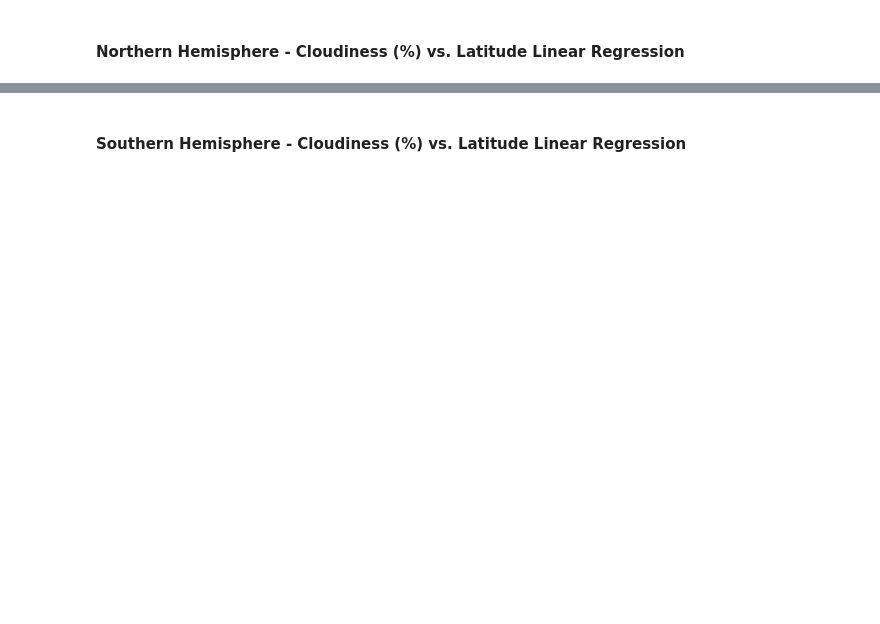
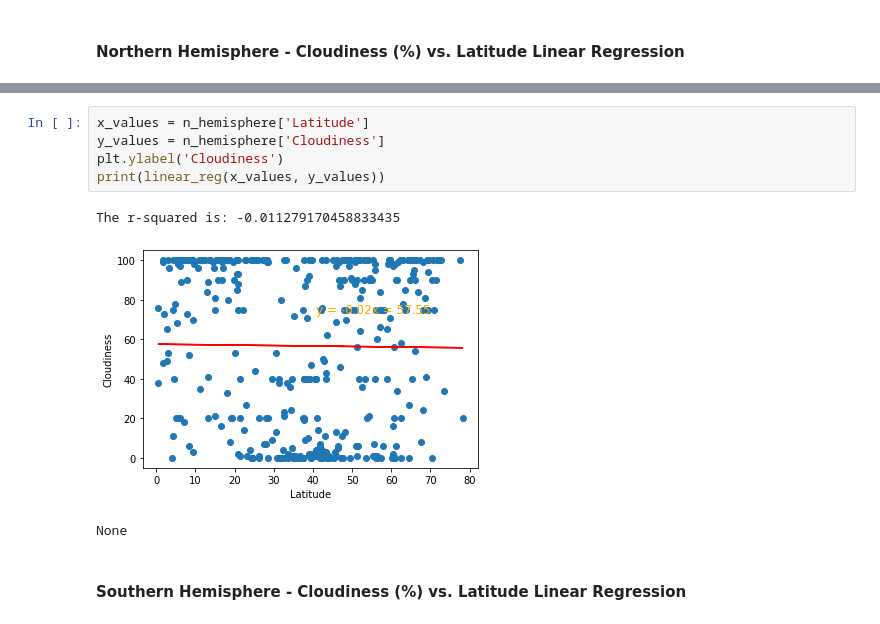
Before and after one commit to 86burke/python-api-challenge, a Jupyter notebook: Instructions/starter_code/WeatherPy.ipynb, the cells around one changed output, grey strips where cells are left out. Cells and saved outputs as stored; diff of their text form; blank space fills up the shorter version.

```diff
--- a/Instructions/starter_code/WeatherPy.ipynb
+++ b/Instructions/starter_code/WeatherPy.ipynb
@@ -264,2 +276,11 @@ The r-value is: 0.0020898727664228514
+# %%
+x_values = n_hemisphere['Latitude']
+y_values = n_hemisphere['Cloudiness']
+plt.ylabel('Cloudiness')
+print(linear_reg(x_values, y_values))
+# %% [output]
+The r-squared is: -0.011279170458833435
+[figure, added]
+None
 # %% [markdown]
 ####  Southern Hemisphere - Cloudiness (%) vs. Latitude Linear Regression
```
Also changed, not shown: parts of 15 cells of this notebook.
